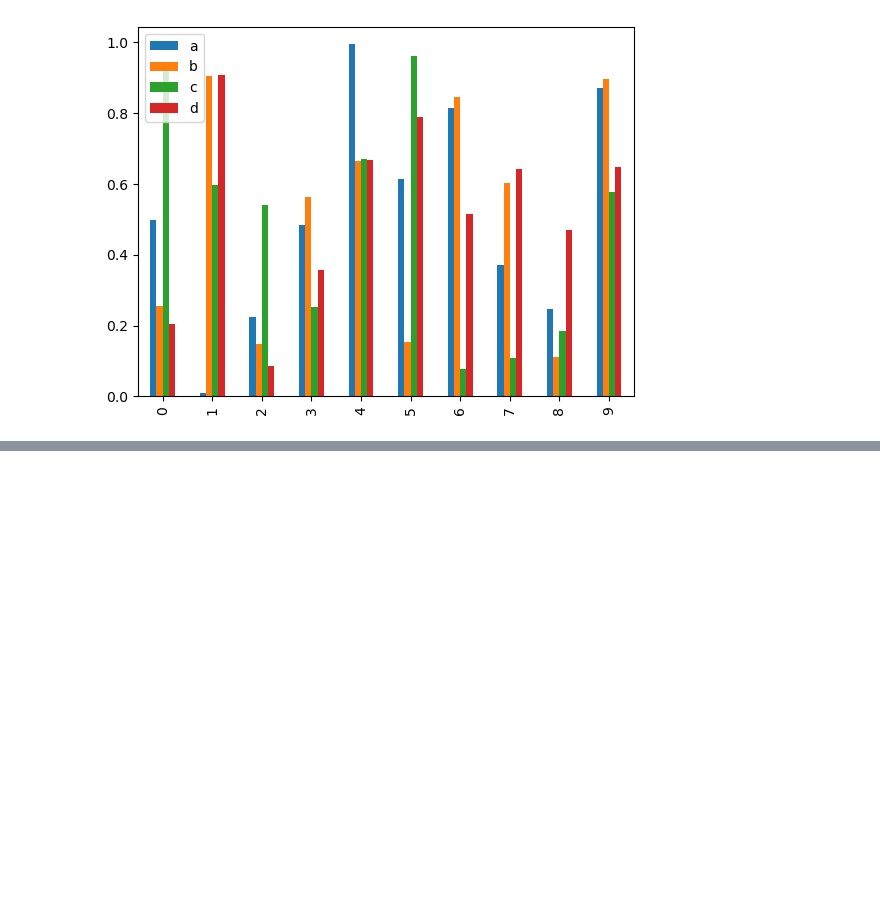
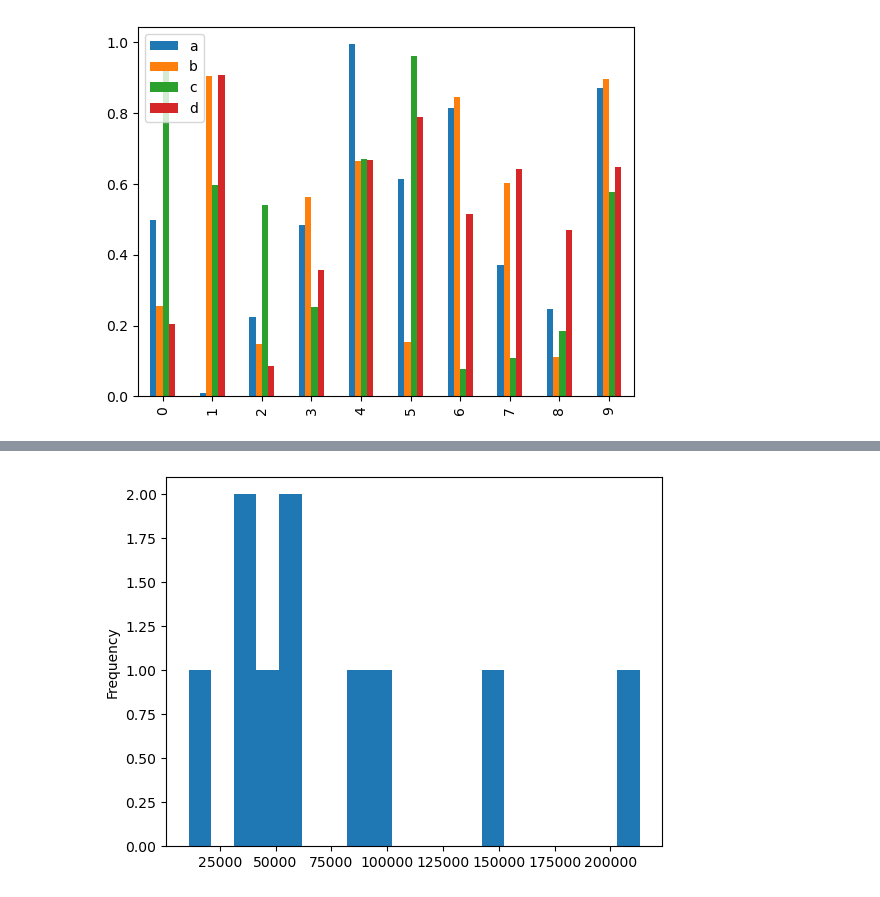
Before and after one commit to rickygrosvenor-pramanick/learn-ml, a Jupyter notebook: matplotlib/introduction-to-matplotlib.ipynb, the cells around one changed output, grey strips where cells are left out. Drawn from its saved outputs; the diff is of its cells as text; code cells hidden in the pictures; blank space fills up the shorter version.

```diff
--- a/matplotlib/introduction-to-matplotlib.ipynb
+++ b/matplotlib/introduction-to-matplotlib.ipynb
@@ -415,0 +428,7 @@ car_sales.plot.bar(x="Make", y="Price", kind='bar')
+# %%
+
+
+# Default number of bins is 10
+car_sales["Odometer (KM)"].plot.hist(bins=20);
+# %% [output]
+[figure, added]
```
Also changed, not shown: parts of 4 cells of this notebook.
